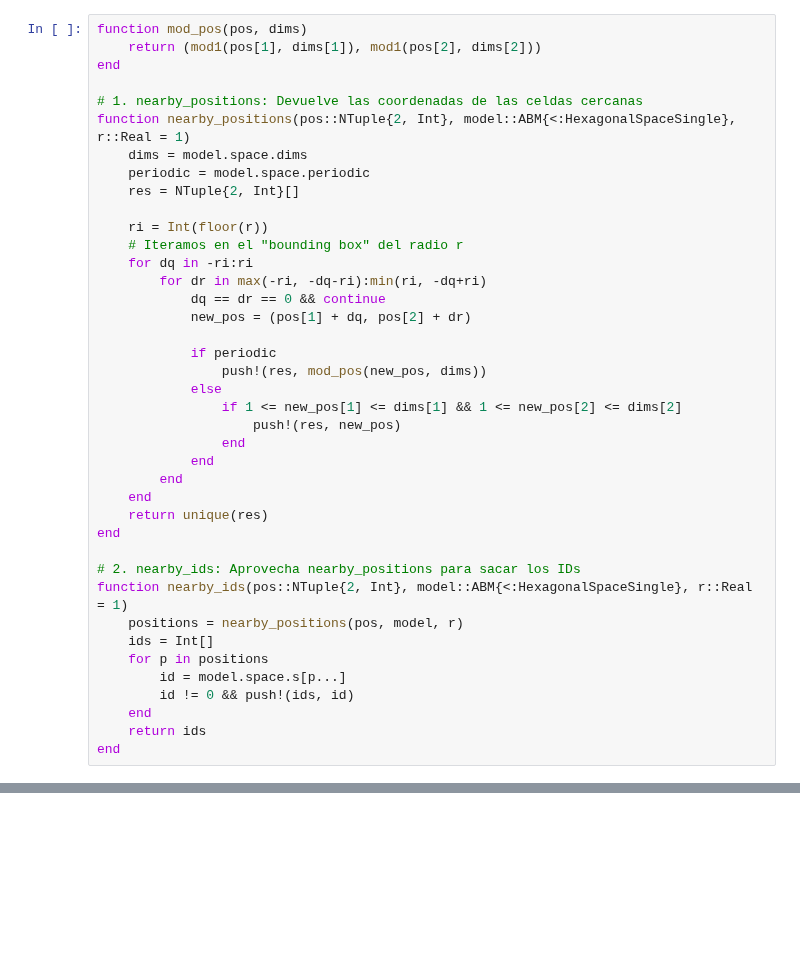
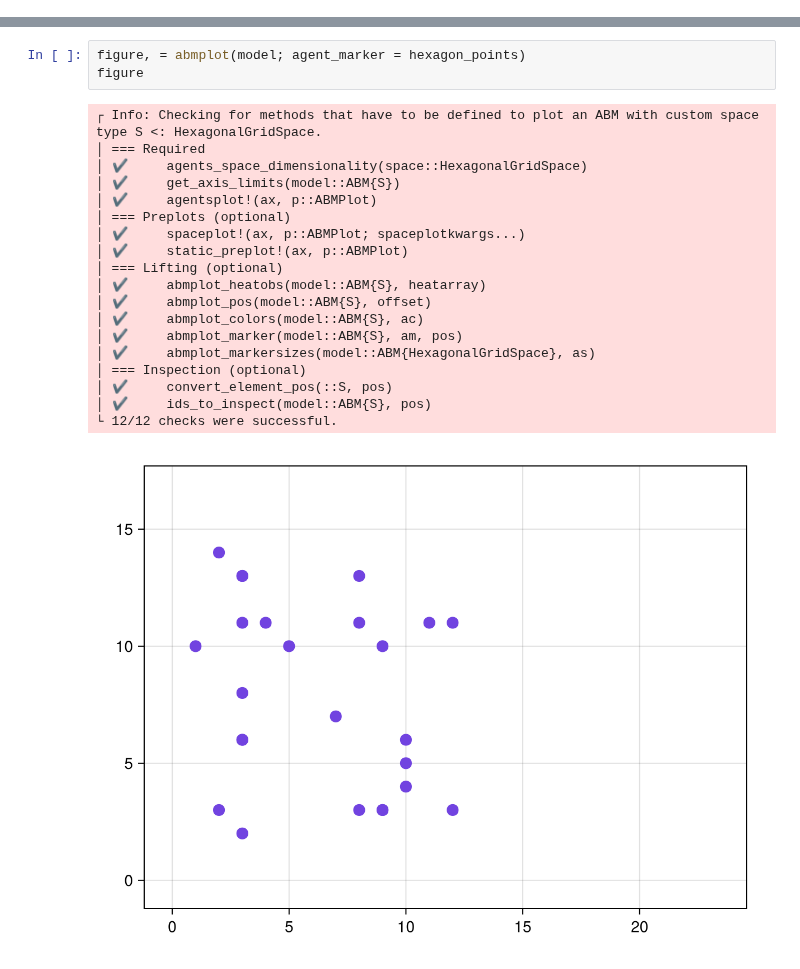
Before and after one commit to celhersot/CellIA.jl, a Jupyter notebook: pruebas/Untitled.ipynb, the cells around one changed output, grey strips where cells are left out. Drawn from its saved outputs; the diff is of its cells as text; blank space fills up the shorter version.

Commit message:
hexagonal grid

```diff
--- a/pruebas/Untitled.ipynb
+++ b/pruebas/Untitled.ipynb
@@ -23,40 +0,0 @@ HexagonalSpaceSingle
-# %%
-function mod_pos(pos, dims)
-    return (mod1(pos[1], dims[1]), mod1(pos[2], dims[2]))
-end
-
-# 1. nearby_positions: Devuelve las coordenadas de las celdas cercanas
-function nearby_positions(pos::NTuple{2, Int}, model::ABM{<:HexagonalSpaceSingle}, r::Real = 1)
-    dims = model.space.dims
-    periodic = model.space.periodic
-    res = NTuple{2, Int}[]
-
-    ri = Int(floor(r))
-    # Iteramos en el "bounding box" del radio r
-    for dq in -ri:ri
-        for dr in max(-ri, -dq-ri):min(ri, -dq+ri)
-            dq == dr == 0 && continue
-            new_pos = (pos[1] + dq, pos[2] + dr)
-
-            if periodic
-                push!(res, mod_pos(new_pos, dims))
-            else
-                if 1 <= new_pos[1] <= dims[1] && 1 <= new_pos[2] <= dims[2]
-                    push!(res, new_pos)
-                end
-            end
-        end
-    end
-    return unique(res)
-end
-
-# 2. nearby_ids: Aprovecha nearby_positions para sacar los IDs
-function nearby_ids(pos::NTuple{2, Int}, model::ABM{<:HexagonalSpaceSingle}, r::Real = 1)
-    positions = nearby_positions(pos, model, r)
-    ids = Int[]
-    for p in positions
-        id = model.space.s[p...]
-        id != 0 && push!(ids, id)
-    end
-    return ids
-end
@@ -62,0 +178,23 @@ end
+# %%
+figure, = abmplot(model; agent_marker = hexagon_points)
+figure
+# %% [output]
+┌ Info: Checking for methods that have to be defined to plot an ABM with custom space type S <: HexagonalGridSpace.
+│ === Required
+│ ✔     agents_space_dimensionality(space::HexagonalGridSpace)
+│ ✔     get_axis_limits(model::ABM{S})
+│ ✔     agentsplot!(ax, p::ABMPlot)
+│ === Preplots (optional)
+│ ✔     spaceplot!(ax, p::ABMPlot; spaceplotkwargs...)
+│ ✔     static_preplot!(ax, p::ABMPlot)
+│ === Lifting (optional)
+│ ✔     abmplot_heatobs(model::ABM{S}, heatarray)
+│ ✔     abmplot_pos(model::ABM{S}, offset)
+│ ✔     abmplot_colors(model::ABM{S}, ac)
+│ ✔     abmplot_marker(model::ABM{S}, am, pos)
+│ ✔     abmplot_markersizes(model::ABM{HexagonalGridSpace}, as)
+│ === Inspection (optional)
+│ ✔     convert_element_pos(::S, pos)
+│ ✔     ids_to_inspect(model::ABM{S}, pos)
+└ 12/12 checks were successful.
+[figure, added]
```
Also changed, not shown: parts of 8 cells of this notebook, 13 other files.
